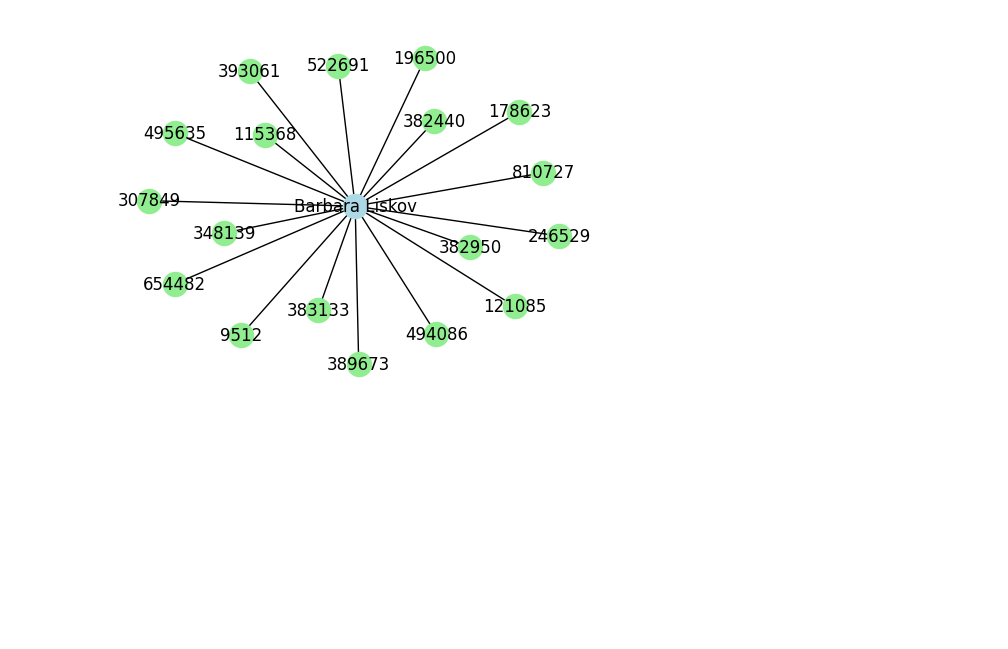
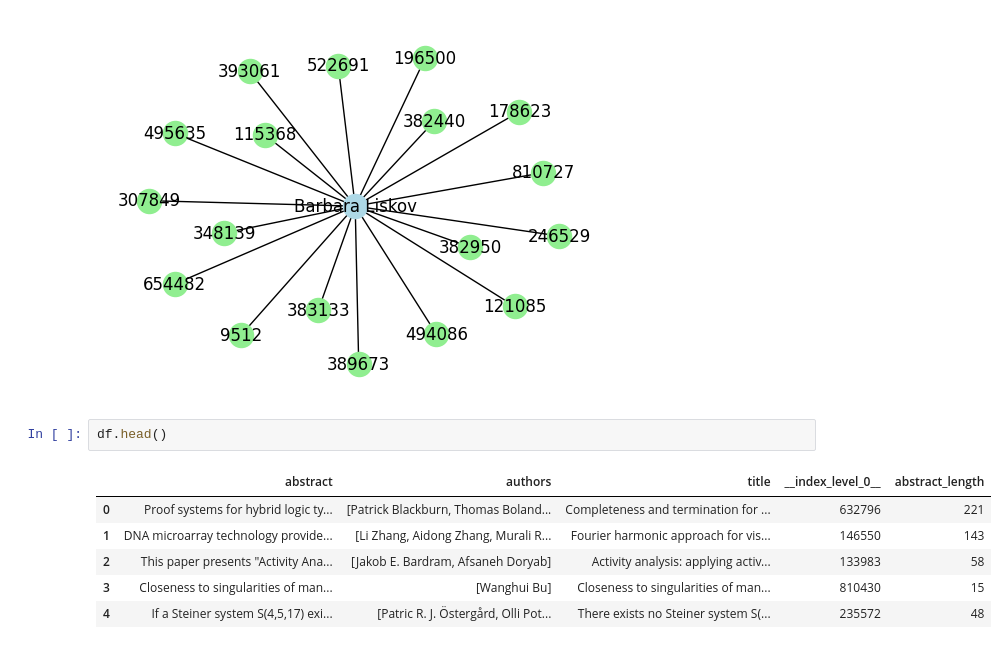
Before and after one commit to ishaangarg9/RecommenderSystem-Project, a Jupyter notebook: dataclean.ipynb, the cells around one changed output. Saved outputs shown, nothing was run; the diff lists cells and outputs as text; blank space fills up the shorter version.

```diff
--- a/dataclean.ipynb
+++ b/dataclean.ipynb
@@ -177,3 +177,12 @@ plt.axis('off')
 plt.show()
 # %% [output]
 [figure]
+# %%
+df.head()
+# %% [output]
+|  | abstract | authors | title | __index_level_0__ | abstract_length |
+| 0 | Proof systems for hybrid logic ty... | [Patrick Blackburn, Thomas Boland... | Completeness and termination for ... | 632796 | 221 |
+| 1 | DNA microarray technology provide... | [Li Zhang, Aidong Zhang, Murali R... | Fourier harmonic approach for vis... | 146550 | 143 |
+| 2 | This paper presents "Activity Ana... | [Jakob E. Bardram, Afsaneh Doryab] | Activity analysis: applying activ... | 133983 | 58 |
+| 3 | Closeness to singularities of man... | [Wanghui Bu] | Closeness to singularities of man... | 810430 | 15 |
+| 4 | If a Steiner system S(4,5,17) exi... | [Patric R. J. Östergård, Olli Pot... | There exists no Steiner system S(... | 235572 | 48 |
```
Also changed, not shown: parts of 3 cells of this notebook, 1 other file.
